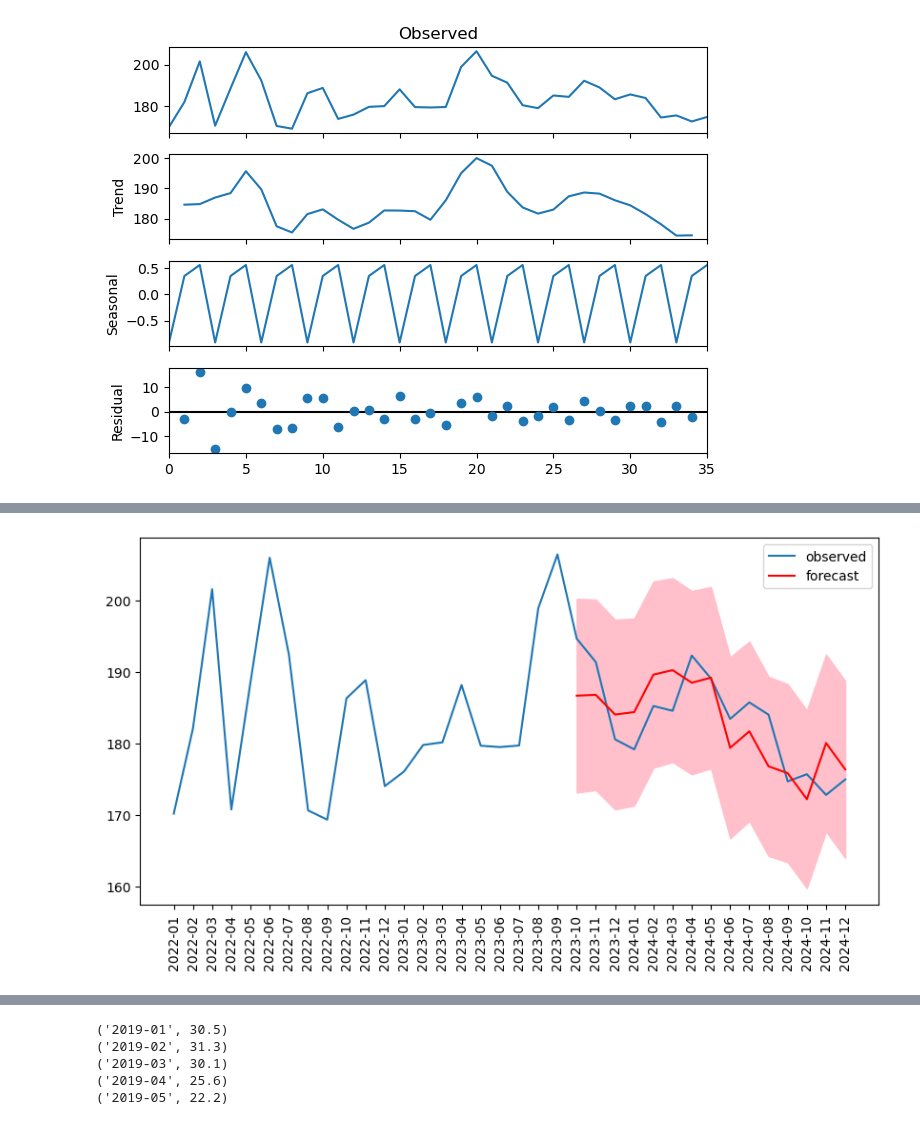
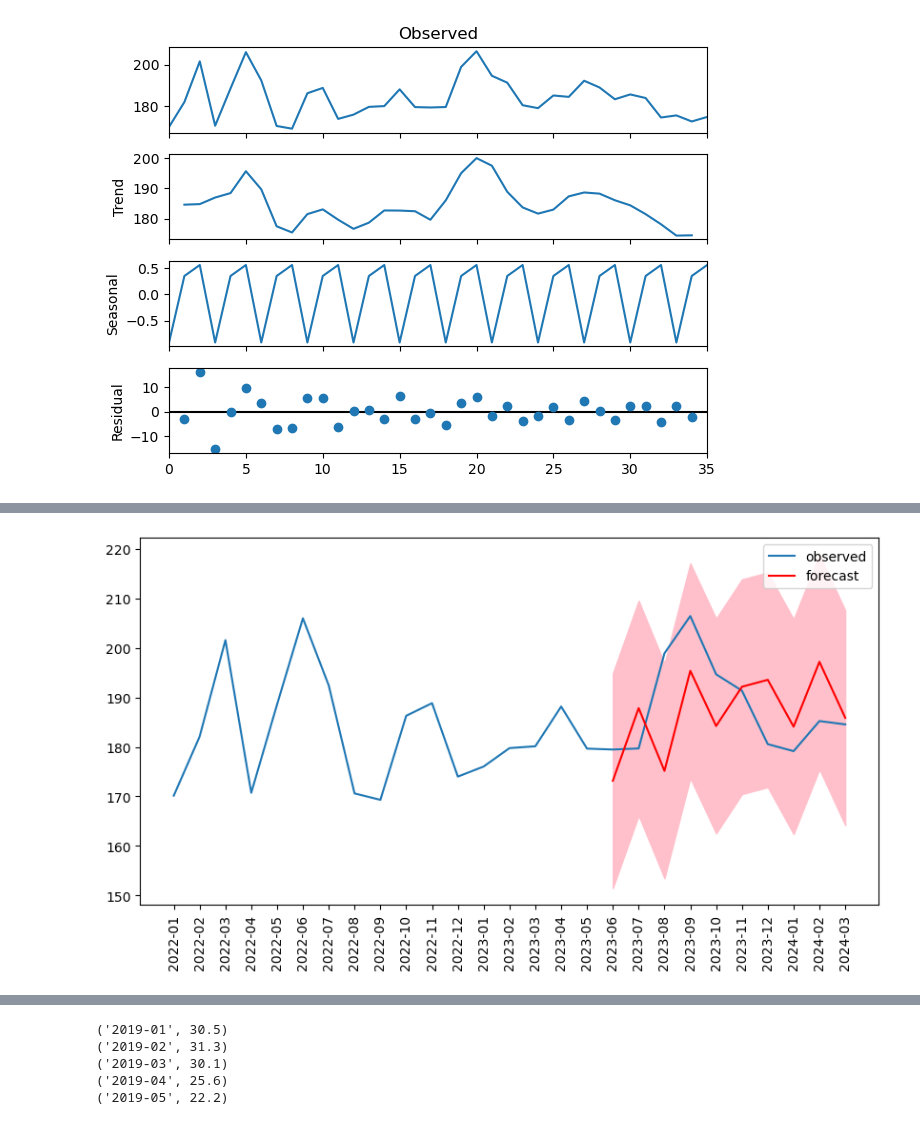
Before and after one commit to moscmh/portfolio, a Jupyter notebook: Time_Series/Perth_Fuel_Forecast/perth_fuel.ipynb, the cells around one changed output, grey strips where cells are left out. Saved outputs shown, nothing was run; the diff lists cells and outputs as text; code cells hidden in the pictures.

```diff
--- a/Time_Series/Perth_Fuel_Forecast/perth_fuel.ipynb
+++ b/Time_Series/Perth_Fuel_Forecast/perth_fuel.ipynb
@@ -529,0 +493,4 @@ dtype: float64
+# %%
+# Apply SARIMA to capture seasonal patterns
+model = SARIMAX(train, order=(2,0,0), seasonal_order=(0,1,0,3))
+results = model.fit()
@@ -530,23 +516,24 @@ dtype: float64
 # %%
 # Forecast (one-step ahead in-sample prediction)
-forecast = model_fit.get_prediction(start=-15) # start=-25
+forecast = results.get_prediction(start=-10)
 # Mean forecast
 mean_forecast = forecast.predicted_mean
 # Confident intervals
 conf_int = forecast.conf_int()
 
 # Plot
 plt.figure(figsize=(10,5))
-plt.plot(df_uni.index.to_series().astype('str'), df_uni, label='observed')
+plt.plot(train.index.to_series().astype('str'), train, label='observed')
+# plt.plot(train.index.to_series().astype('str'), train, label='validate')
 # Prediction
 plt.plot(mean_forecast.index.to_series().astype('str'), mean_forecast.values, color='red', label='forecast')
 # Uncertainty area
 plt.fill_between(mean_forecast.index.to_series().astype('str'), conf_int['lower price'], conf_int['upper price'], color='pink')
 # X-axis labels
-plt.xticks(df_uni.index.to_series().astype('str'), rotation=90)
+plt.xticks(rotation=90)
 plt.legend()
 plt.show()
 # %% [output]
-[figure, old version]
+[figure, new version]
 # %%
 # Forecast (Dynamic in-sample prediction)
```
Also changed, not shown: parts of 29 cells of this notebook, 1 other file.
